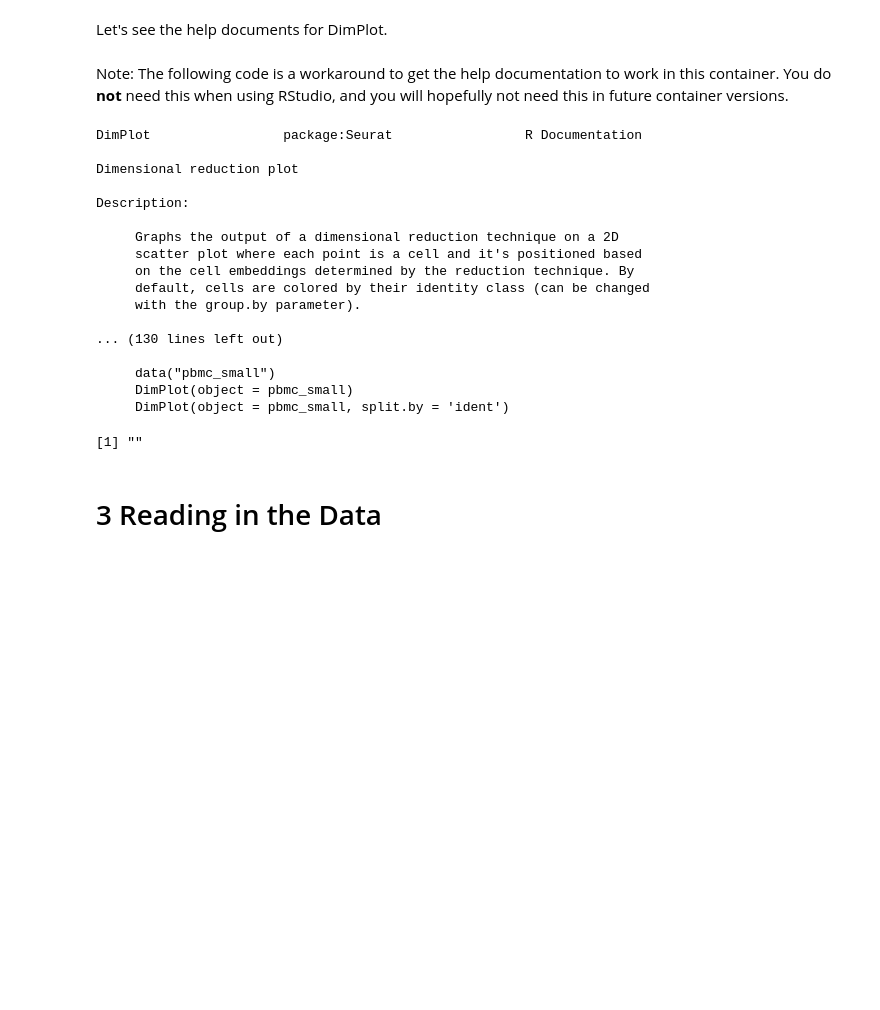
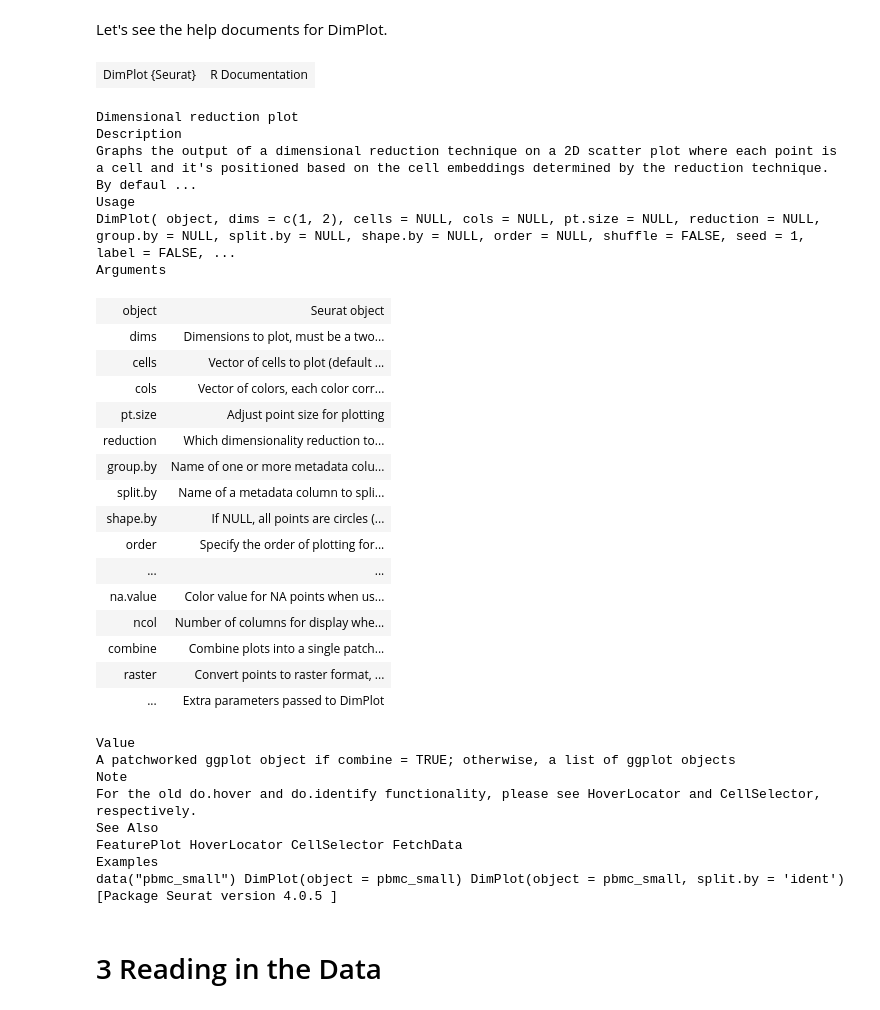
Before and after one commit to oligomyeggo/DevBio-scRNA-seq-Workshop, a Jupyter notebook: workspace/seurat/preprocess_tutorial_seurat.ipynb, the cells around one changed output. Cells and saved outputs as stored; diff of their text form; code cells hidden in the pictures; blank space fills up the shorter version.

Commit message:
Updated to include correct help function documentation after patch.

```diff
--- a/workspace/seurat/preprocess_tutorial_seurat.ipynb
+++ b/workspace/seurat/preprocess_tutorial_seurat.ipynb
@@ -93,5 +93,3 @@ Attaching SeuratObject
 options(repr.plot.width=10, repr.plot.height=7)
 # %% [markdown]
 Let's see the help documents for DimPlot.
-# %% [markdown]
-Note: The following code is a workaround to get the help documentation to work in this container. You do **not** need this when using RStudio, and you will hopefully not need this in future container versions.
@@ -106,25 +96,40 @@ help <- function(hfile) {
 # %%
-help(?DimPlot)
-# in RStudio you could run either ?DimPlot or help(DimPlot)
+?DimPlot
+# help(DimPlot)
+# you could run help(DimPlot) instead of ?DimPlot and that will return the same thing
 # %% [output]
+| DimPlot {Seurat} | R Documentation |
-DimPlot                 package:Seurat                 R Documentation
-
 Dimensional reduction plot
-
-Description:
-
-     Graphs the output of a dimensional reduction technique on a 2D
-     scatter plot where each point is a cell and it's positioned based
-     on the cell embeddings determined by the reduction technique. By
-     default, cells are colored by their identity class (can be changed
-     with the group.by parameter).
-
-... (130 lines left out)
-
-     data("pbmc_small")
-     DimPlot(object = pbmc_small)
-     DimPlot(object = pbmc_small, split.by = 'ident')
+Description
+Graphs the output of a dimensional reduction technique on a 2D scatter plot where each point is a cell and it's positioned based on the cell embeddings determined by the reduction technique. By defaul ...
+Usage
+DimPlot( object, dims = c(1, 2), cells = NULL, cols = NULL, pt.size = NULL, reduction = NULL, group.by = NULL, split.by = NULL, shape.by = NULL, order = NULL, shuffle = FALSE, seed = 1, label = FALSE, ...
+Arguments
+| object | Seurat object |
+| dims | Dimensions to plot, must be a two... |
+| cells | Vector of cells to plot (default ... |
+| cols | Vector of colors, each color corr... |
+| pt.size | Adjust point size for plotting |
+| reduction | Which dimensionality reduction to... |
+| group.by | Name of one or more metadata colu... |
+| split.by | Name of a metadata column to spli... |
+| shape.by | If NULL, all points are circles (... |
+| order | Specify the order of plotting for... |
+| ... | ... |
+| na.value | Color value for NA points when us... |
+| ncol | Number of columns for display whe... |
+| combine | Combine plots into a single patch... |
+| raster | Convert points to raster format, ... |
+| ... | Extra parameters passed to DimPlot |
-[1] ""
+Value
+A patchworked ggplot object if combine = TRUE; otherwise, a list of ggplot objects
+Note
+For the old do.hover and do.identify functionality, please see HoverLocator and CellSelector, respectively.
+See Also
+FeaturePlot HoverLocator CellSelector FetchData
+Examples
+data("pbmc_small") DimPlot(object = pbmc_small) DimPlot(object = pbmc_small, split.by = 'ident')
+[Package Seurat version 4.0.5 ]
 # %% [markdown]
 # 3 Reading in the Data
 # %% [markdown]
```
Also changed, not shown: parts of 1 cell of this notebook.
